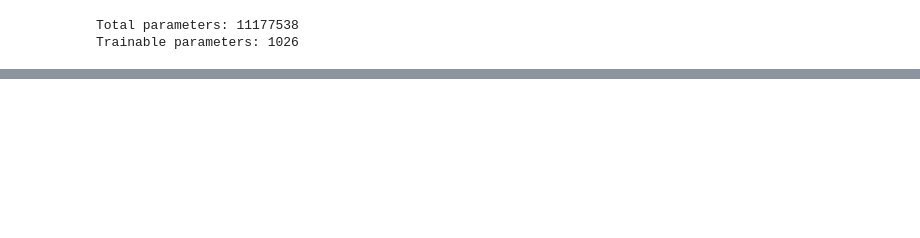
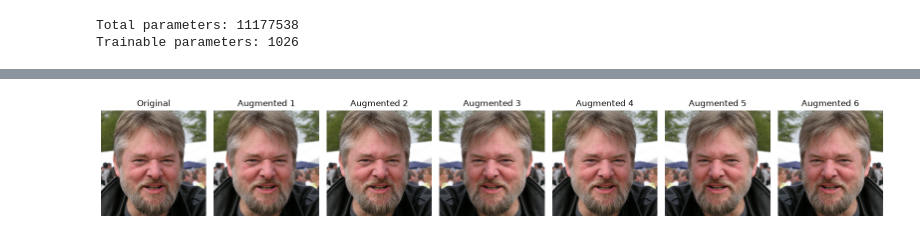
Before and after one commit to Pasqem09-zoo/xai-counterfactuals, a Jupyter notebook: experiments/exploration.ipynb, the cells around one changed output, grey strips where cells are left out. Saved outputs shown, nothing was run; the diff lists cells and outputs as text; code cells hidden in the pictures; blank space fills up the shorter version.

```diff
--- a/experiments/exploration.ipynb
+++ b/experiments/exploration.ipynb
@@ -335,0 +379,42 @@ Validation samples: 1500
+# %%
+
+# ============================================================
+# 10. VISUALIZE DATA AUGMENTATION
+# ============================================================
+
+import torch
+import matplotlib.pyplot as plt
+
+# Same image, with and without augmentation
+dataset_train = train_loader.dataset.dataset
+dataset_eval = val_loader.dataset.dataset
+
+idx = train_loader.dataset.indices[0]
+
+# ImageNet normalization parameters
+mean = torch.tensor([0.485, 0.456, 0.406]).view(3, 1, 1)
+std = torch.tensor([0.229, 0.224, 0.225]).view(3, 1, 1)
+
+fig, axes = plt.subplots(1, 7, figsize=(16, 3))
+
+for i, ax in enumerate(axes):
+
+    if i == 0:
+        image, label = dataset_eval[idx]
+        title = "Original"
+    else:
+        image, label = dataset_train[idx]
+        title = f"Augmented {i}"
+
+    # Undo normalization
+    image = image * std + mean
+    image = image.permute(1, 2, 0).clamp(0, 1)
+
+    ax.imshow(image)
+    ax.set_title(title)
+    ax.axis("off")
+
+plt.tight_layout()
+plt.show()
+# %% [output]
+[figure, added]
```
Also changed, not shown: parts of 9 cells of this notebook, 9 other files.
